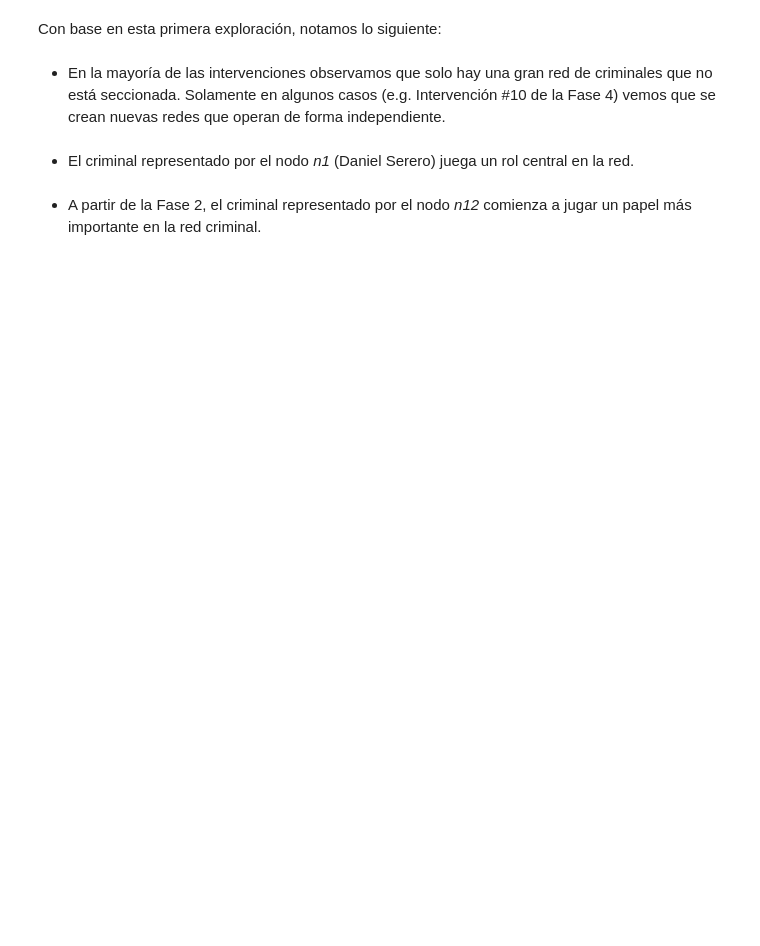
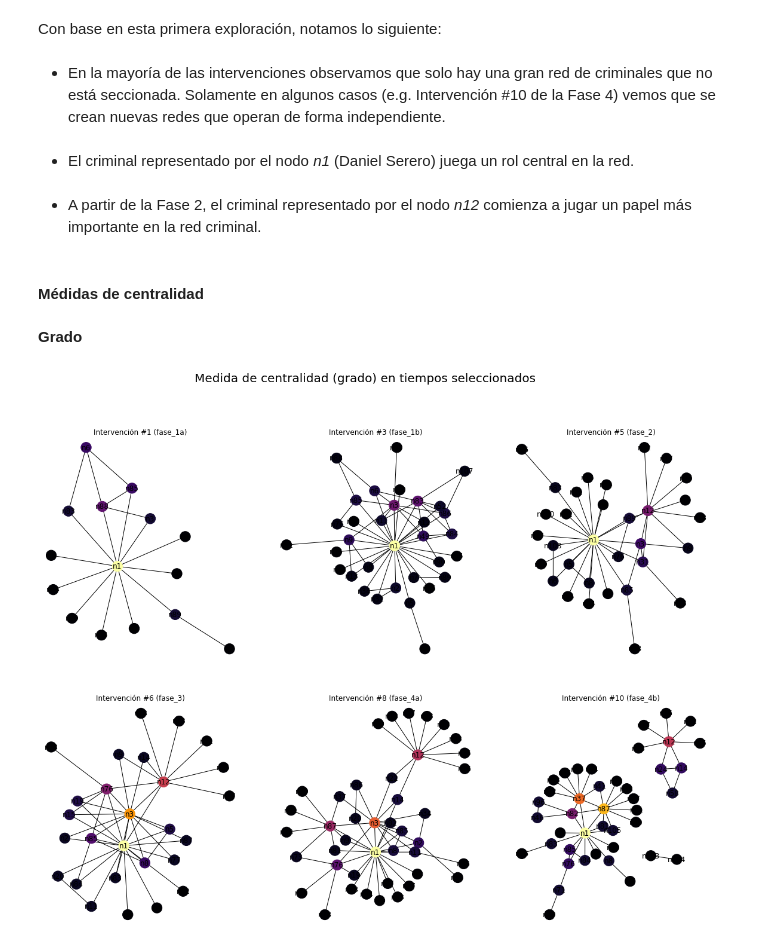
Before and after one commit to santibatte/criminal_communities, a Jupyter notebook: _robdir/caviar/caviar_est.ipynb, the cells around one changed output. Saved outputs shown, nothing was run; the diff lists cells and outputs as text; code cells hidden in the pictures; blank space fills up the shorter version.

Commit message:
advancements in caviar analysis; all graphs included; text missing

```diff
--- a/_robdir/caviar/caviar_est.ipynb
+++ b/_robdir/caviar/caviar_est.ipynb
@@ -152,3 +152,11 @@ Con base en esta primera exploración, notamos lo siguiente:
 - El criminal representado por el nodo *n1* (Daniel Serero) juega un rol central en la red.
 # %% [markdown]
 - A partir de la Fase 2, el criminal representado por el nodo *n12* comienza a jugar un papel más importante en la red criminal.
+# %% [markdown]
+#### Médidas de centralidad
+# %% [markdown]
+**Grado**
+# %%
+networks_deep_analysis(G, nums_cols, "grado")
+# %% [output]
+[figure, added]
```
Also changed, not shown: parts of 17 cells of this notebook, 2 other files.
